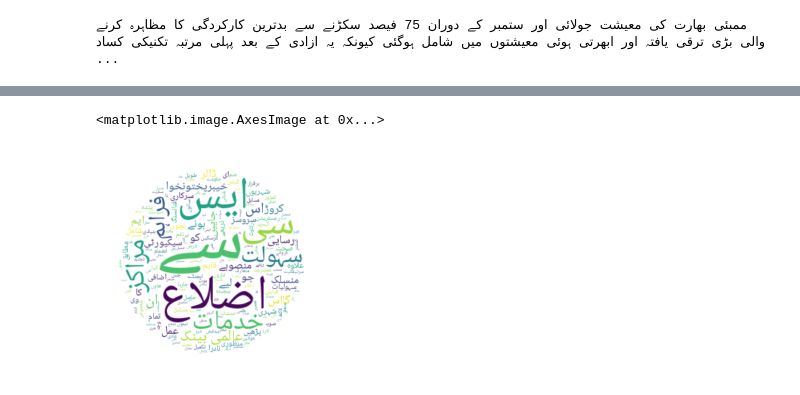
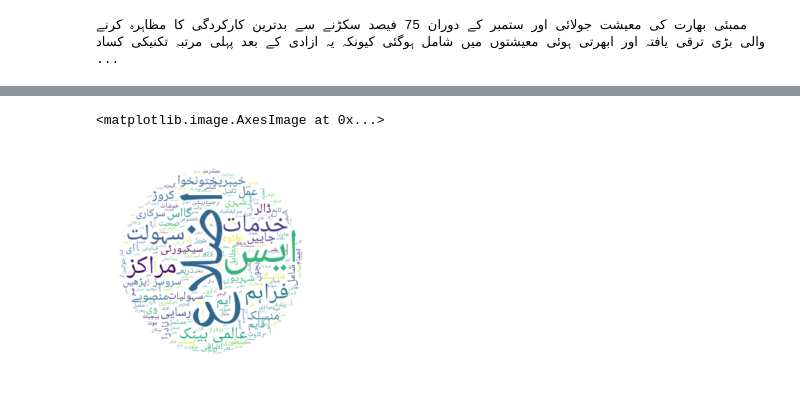
Before and after one commit to talhamasood0000/Topic_modelling_in_Urdu_LDA, a Jupyter notebook: Urdu_Topic_Modelling_LDA.ipynb, the cells around one changed output, grey strips where cells are left out. Saved outputs shown, nothing was run; the diff lists cells and outputs as text; code cells hidden in the pictures.

Commit message:
updated stopwords file

```diff
--- a/Urdu_Topic_Modelling_LDA.ipynb
+++ b/Urdu_Topic_Modelling_LDA.ipynb
@@ -44,7 +44,7 @@ df.head()
 # %%
 data_pre=df.drop(columns=['Index','Date','URL','Source','News length'])
 data_pre.head()
-data_pre=data_pre.loc[df['Category'] == 'Business & Economics']
+# data_pre=data_pre.loc[df['Category'] == 'Business & Economics']
 # %%
 data_pre['News Text'] = \
 data_pre['News Text'].map(lambda x: re.sub('[,\\.!?]', '', str(x)))
@@ -58,11 +58,11 @@ data_pre['News Text'].head()
 Name: News Text, dtype: object
 # %%
 import nltk
-stopwords=pd.read_csv('/content/gdrive/MyDrive/Dataset(Colab)/UrduTopicModelling/stopwords-ur.txt',names=['List'])
+stopwords=pd.read_csv('/content/gdrive/MyDrive/Dataset(Colab)/UrduTopicModelling/stopwords_updated.txt',names=['List'])
 # stopwords['List']
 
 stopwords_ur=[]
 for li in stopwords['List']:
   stopwords_ur.append(li)
-print(stopwords_ur.append('میں'))
+print(len(stopwords_ur))
 # %% [output]
@@ -210,33 +190,32 @@ topic
 # %%
 import numpy as np
 import matplotlib.pyplot as plt
 from wordcloud import WordCloud
 from bidi.algorithm import get_display
 from arabic_reshaper import ArabicReshaper
 
 long_string = ','.join(list(data_words[0]))
 
 
-configuration = {
-    "language": "Urdu"
-}
+configuration = {"language": "Urdu"}
+
 reshaper = ArabicReshaper(configuration=configuration)
 
 text = reshaper.reshape(long_string)
 text = get_display(text)
 
 
 x, y = np.ogrid[:300, :300]
 
 mask = (x - 150) ** 2 + (y - 150) ** 2 > 130 ** 2
 mask = 255 * mask.astype(int)
 
 
 wc = WordCloud(background_color="white",font_path='/content/gdrive/MyDrive/Dataset(Colab)/UrduTopicModelling/NotoNaskhArabic-Regular.ttf', repeat=True, mask=mask)
 wc.generate(text)
 
 plt.axis("off")
 plt.imshow(wc, interpolation="bilinear")
 # %% [output]
 <matplotlib.image.AxesImage at 0x...>
-[figure, old version]
+[figure, new version]
```
Also changed, not shown: parts of 8 cells of this notebook.
